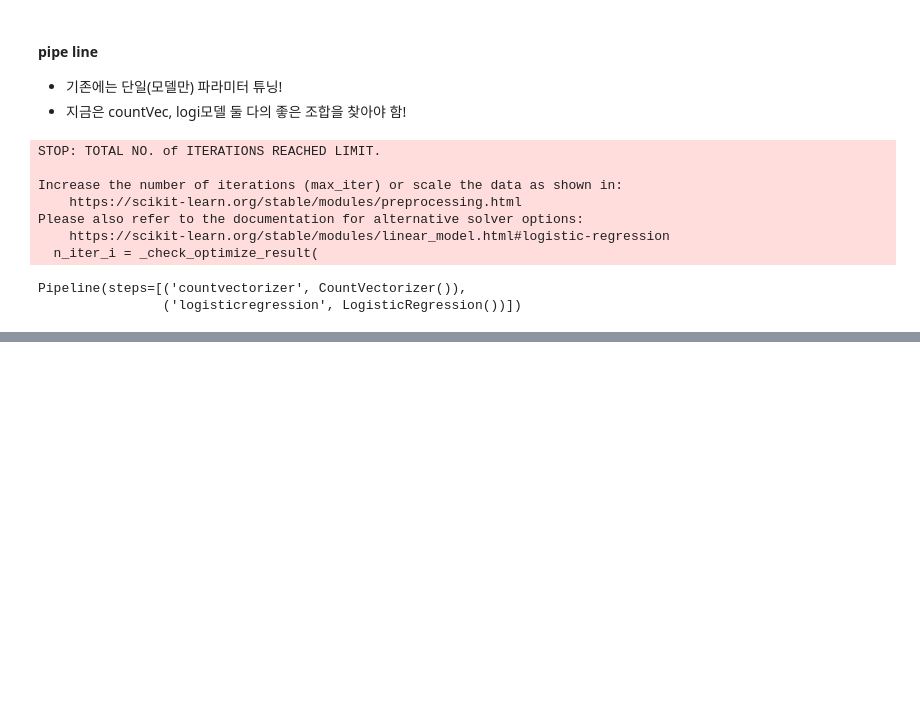
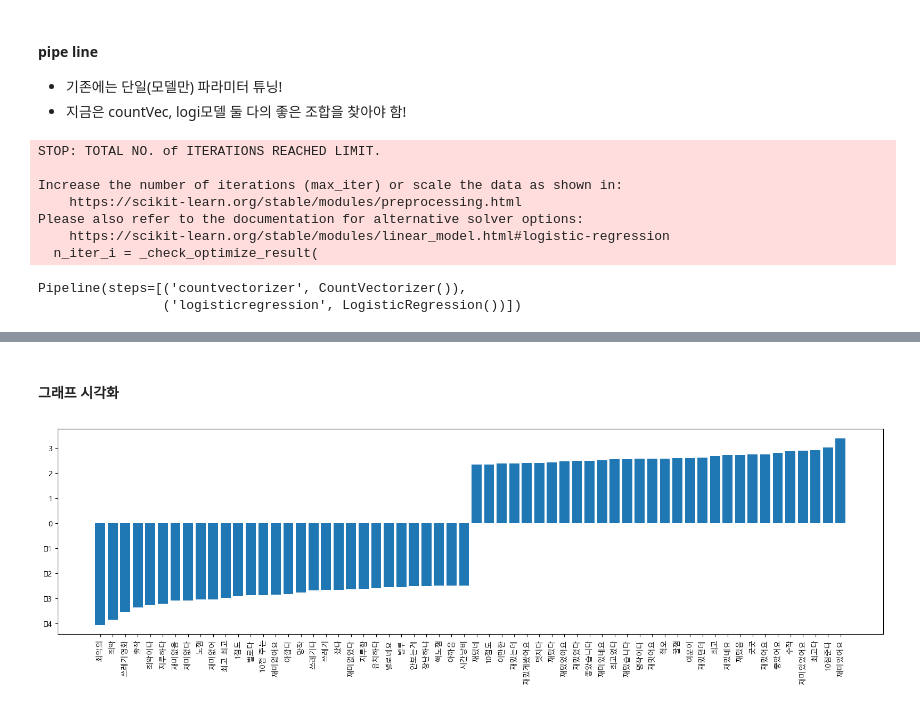
Before and after one commit to likemilktea/GjAiSchool, a Jupyter notebook: 08.머신러닝/ex08_영화리뷰데이터다루기(비정형데이터,텍스트마이닝).ipynb, the cells around one changed output, grey strips where cells are left out. Saved outputs shown, nothing was run; the diff lists cells and outputs as text; code cells hidden in the pictures; blank space fills up the shorter version.

```diff
--- a/08.머신러닝/ex08_영화리뷰데이터다루기(비정형데이터,텍스트마이닝).ipynb
+++ b/08.머신러닝/ex08_영화리뷰데이터다루기(비정형데이터,텍스트마이닝).ipynb
@@ -351,0 +462,6 @@ Pipeline(steps=[('countvectorizer', CountVectorizer()),
+# %%
+# 학습된 선형 모델의 가중치 (얼마나 영향을 미치는가?)
+logi_model = best_model [1]
+# %%
+# 가중치 확인
+df2['coef'] = logi_model.coef_.reshape(-1)
@@ -351,0 +484,4 @@ Pipeline(steps=[('countvectorizer', CountVectorizer()),
+# %%
+# 가중치 값을 기준으로 정렬
+df2.sort_values(by='coef',inplace = True)
+df2
@@ -351,0 +542,4 @@ Pipeline(steps=[('countvectorizer', CountVectorizer()),
+# %%
+pos_neg_top30 = pd.concat([df2.head(30)[[0,'coef']],
+          df2.tail(30)[[0,'coef']]])
+pos_neg_top30
@@ -351,0 +564,2 @@ Pipeline(steps=[('countvectorizer', CountVectorizer()),
+# %% [markdown]
+#### 그래프 시각화
@@ -351,0 +570,7 @@ Pipeline(steps=[('countvectorizer', CountVectorizer()),
+# %%
+plt.figure(figsize=(20,5))
+plt.bar(pos_neg_top30[0], pos_neg_top30['coef'])
+plt.xticks(rotation=90)
+plt.show()
+# %% [output]
+[figure, added]
```
Also changed, not shown: parts of 29 cells of this notebook, 9 other files.
